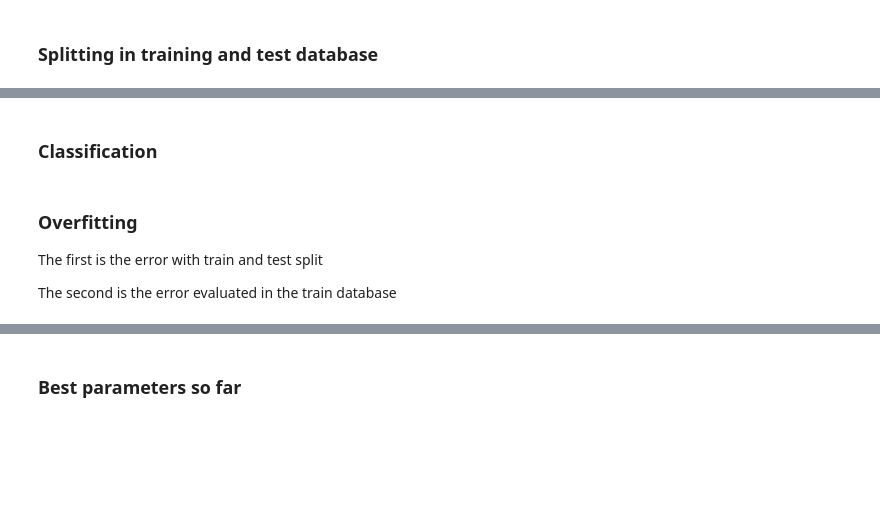
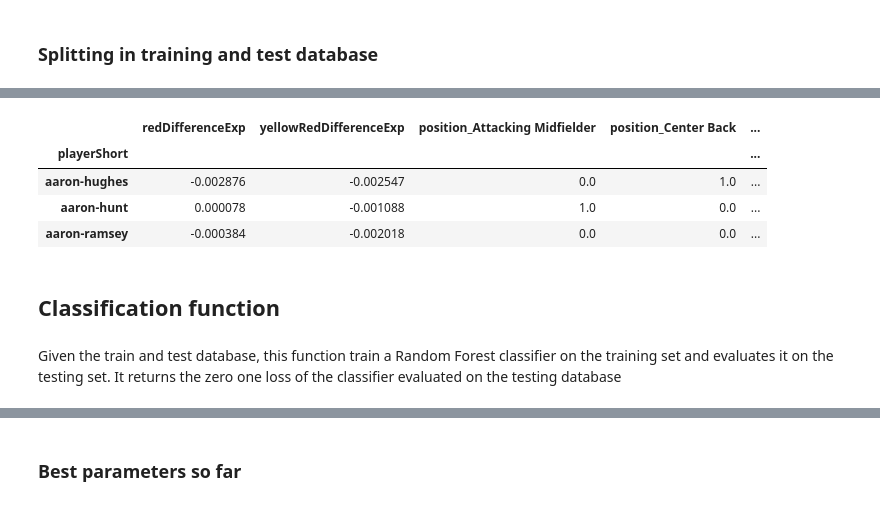
Before and after one commit to Bondzio/ADA_hw2016, a Jupyter notebook: 04 - Applied ML/AppliedML.ipynb, the cells around one changed output, grey strips where cells are left out. Cells and saved outputs as stored; diff of their text form; code cells hidden in the pictures; blank space fills up the shorter version.

```diff
--- a/04 - Applied ML/AppliedML.ipynb
+++ b/04 - Applied ML/AppliedML.ipynb
@@ -302,5 +345,16 @@ X_test=X_test[features_to_keep]
+# %%
+X_train.ix[:,19:].head(3)
+# %% [output]
+|  | redDifferenceExp | yellowRedDifferenceExp | position_Attacking Midfielder | position_Center Back | ... |
+| playerShort |  |  |  |  | ... |
+| aaron-hughes | -0.002876 | -0.002547 | 0.0 | 1.0 | ... |
+| aaron-hunt | 0.000078 | -0.001088 | 1.0 | 0.0 | ... |
+| aaron-ramsey | -0.000384 | -0.002018 | 0.0 | 0.0 | ... |
 # %% [markdown]
-### Classification
+## Classification function
+# %% [markdown]
+Given the train and test database, this function train a Random Forest classifier on the training set and evaluates it on the testing set.
+It returns the zero one loss of the classifier evaluated on the testing database
 # %%
 def evaluate_random_forest_model(X_train,X_test,y_train,y_test,n_estimators=10,criterion='gini',
                                 max_depth=None,min_samples_split=2, min_samples_leaf=1,
@@ -333,5 +388,0 @@ def evaluate_random_forest_model(X_train,X_test,y_train,y_test,n_estimators=10,c
-# %% [markdown]
-### Overfitting
-The first is the error with train and test split
-
-The second is the error evaluated in the train database
```
Also changed, not shown: parts of 66 cells of this notebook.
